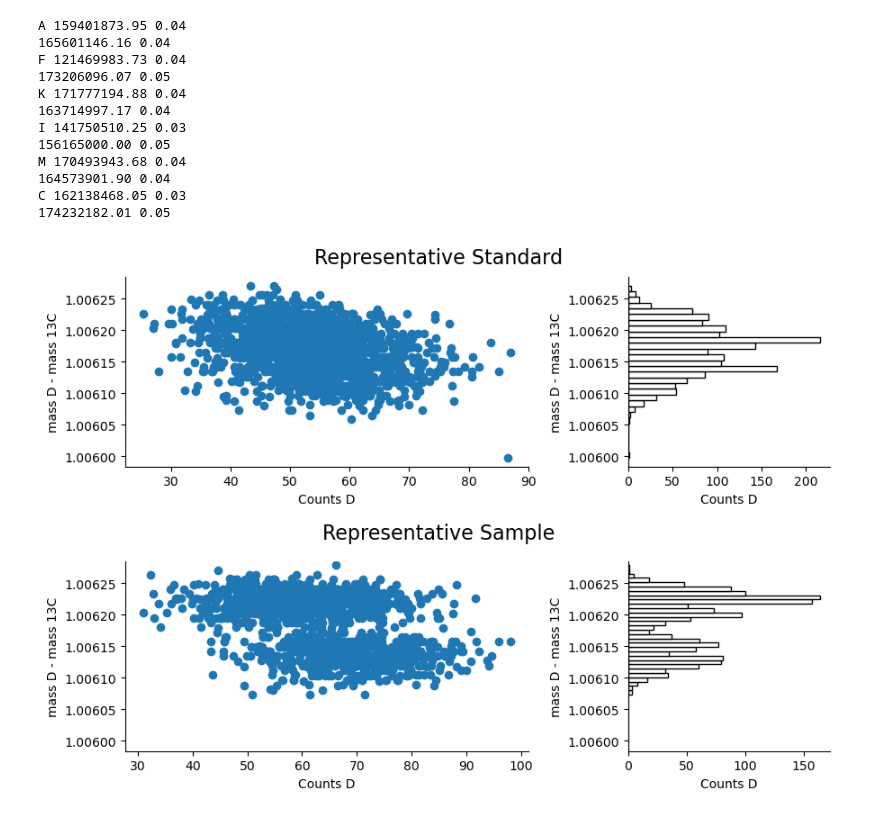
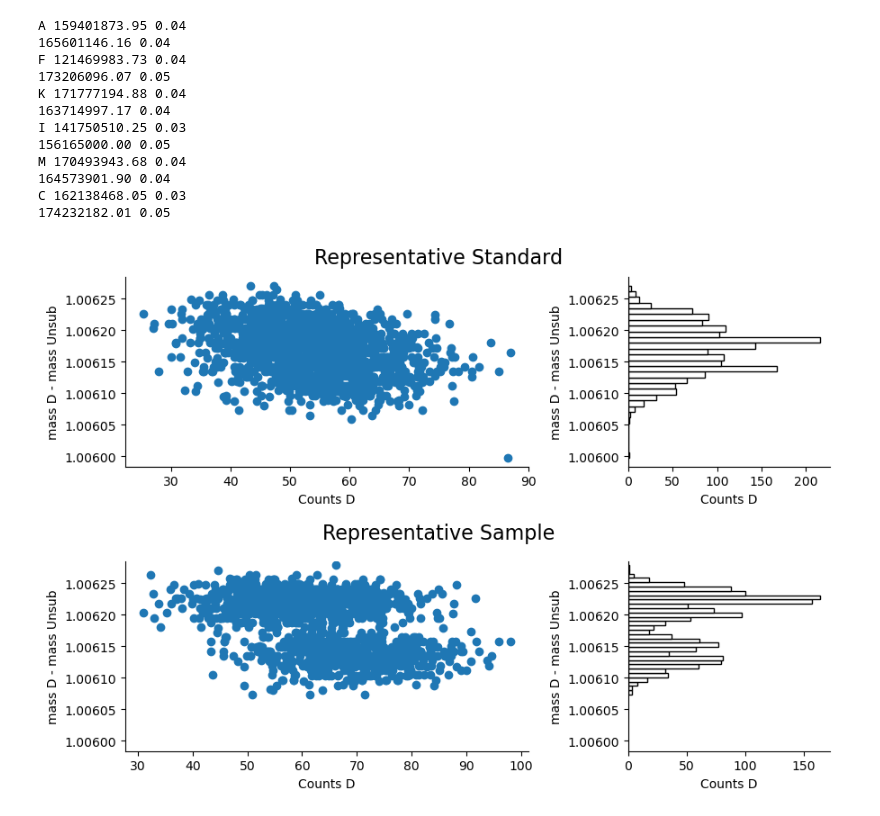
Before and after one commit to Csernica/MPA-Forensics, a Jupyter notebook: run45k.ipynb, the cells around one changed output. Cells and saved outputs as stored; diff of their text form; code cells hidden in the pictures.

```diff
--- a/run45k.ipynb
+++ b/run45k.ipynb
@@ -184,45 +184,45 @@ cAx = axes[0,0]
 cDf = mergedDict[fileKeys[0]][0]
 
 cAx.scatter(cDf['countsD'], cDf['massD'] - cDf['massUnsub'])
-cAx.set_ylabel("mass D - mass 13C")
+cAx.set_ylabel("mass D - mass Unsub")
 cAx.set_xlabel("Counts D")
 
 cAx = axes[0,1]
 
 cAx.hist(cDf['massD'] - cDf['massUnsub'], 30, density=False, facecolor='w',edgecolor = 'k', alpha=1, orientation=u'horizontal')
 cAx.set_xlabel("Counts D")
-cAx.set_ylabel("mass D - mass 13C")
+cAx.set_ylabel("mass D - mass Unsub")
 
 ylim = cAx.get_ylim()
 
 
 cAx = axes[1,0]
 
 cDf = mergedDict[fileKeys[3]][0]
 
 cAx.scatter(cDf['countsD'], cDf['massD'] - cDf['massUnsub'])
-cAx.set_ylabel("mass D - mass 13C")
+cAx.set_ylabel("mass D - mass Unsub")
 cAx.set_xlabel("Counts D")
 cAx.set_ylim(ylim[0], ylim[1])
 
 cAx = axes[1,1]
 
 cAx.hist(cDf['massD'] - cDf['massUnsub'], 30, density=False, facecolor='w',edgecolor = 'k', alpha=1, orientation=u'horizontal')
 cAx.set_xlabel("Counts D")
-cAx.set_ylabel("mass D - mass 13C")
+cAx.set_ylabel("mass D - mass Unsub")
 cAx.set_ylim(ylim[0], ylim[1])
 
 # Set titles for each row
 row_titles = ['Representative Standard', 'Representative Sample']
 
 for i, ax_row in enumerate(axes):
     for ax in ax_row:
         ax.set_title("")  # Clear any default titles
     fig.text(0.5, 1 - 0.51 * i, row_titles[i], ha='center', fontsize=16)
 
 plt.tight_layout()
 plt.subplots_adjust(hspace=0.5)
 
 sns.despine()
 # %% [output]
-[figure, old version]
+[figure, new version]
```
Also changed, not shown: 6 other files.
